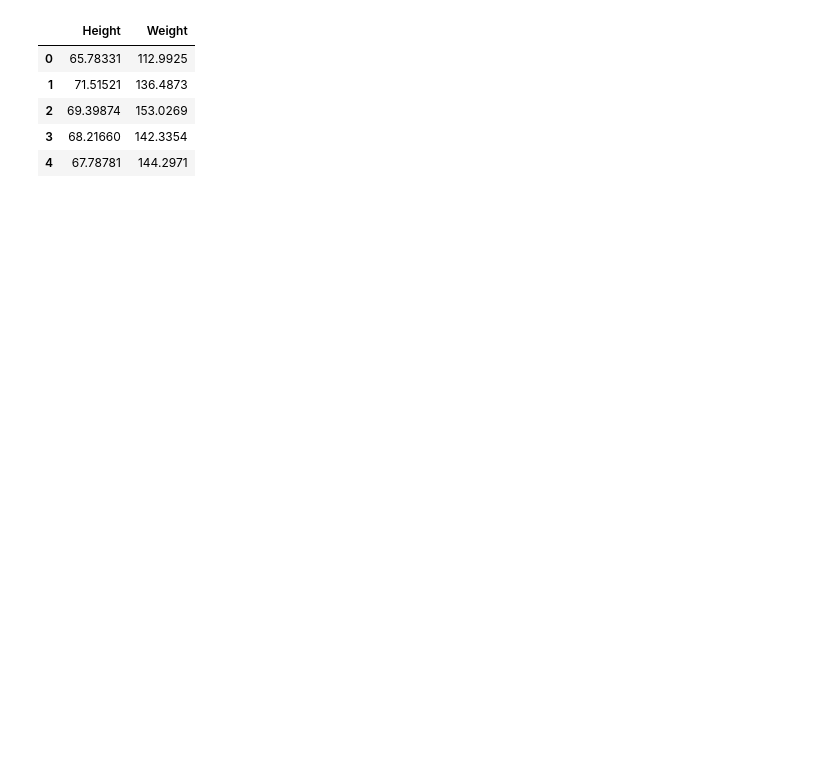
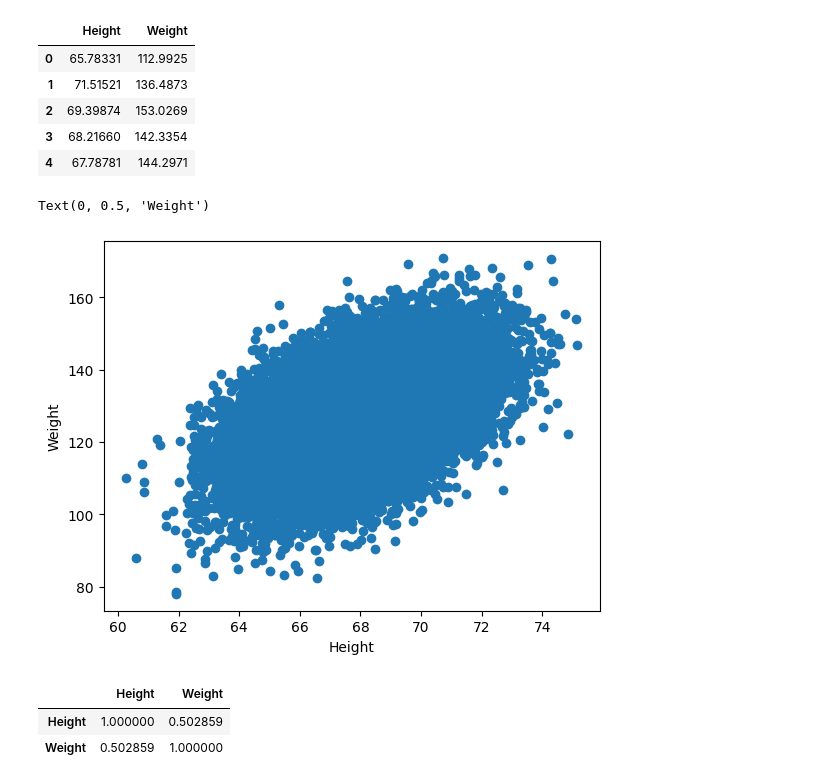
Before and after one commit to amarnath2706/Machine-Learning, a Jupyter notebook: Simple Linear Regression/simple_linear_regression.ipynb, the cells around one changed output. Saved outputs shown, nothing was run; the diff lists cells and outputs as text; code cells hidden in the pictures; blank space fills up the shorter version.

```diff
--- a/Simple Linear Regression/simple_linear_regression.ipynb
+++ b/Simple Linear Regression/simple_linear_regression.ipynb
@@ -13,3 +13,18 @@ df.head()
 | 2 | 69.39874 | 153.0269 |
 | 3 | 68.21660 | 142.3354 |
 | 4 | 67.78781 | 144.2971 |
+# %%
+#Scatter plots
+plt.scatter(df['Height'],df['Weight'])
+plt.xlabel('Height')
+plt.ylabel('Weight')
+# %% [output]
+Text(0, 0.5, 'Weight')
+[figure, added]
+# %%
+#Correlataion
+df.corr()
+# %% [output]
+|  | Height | Weight |
+| Height | 1.000000 | 0.502859 |
+| Weight | 0.502859 | 1.000000 |
```
Also changed, not shown: parts of 2 cells of this notebook.
